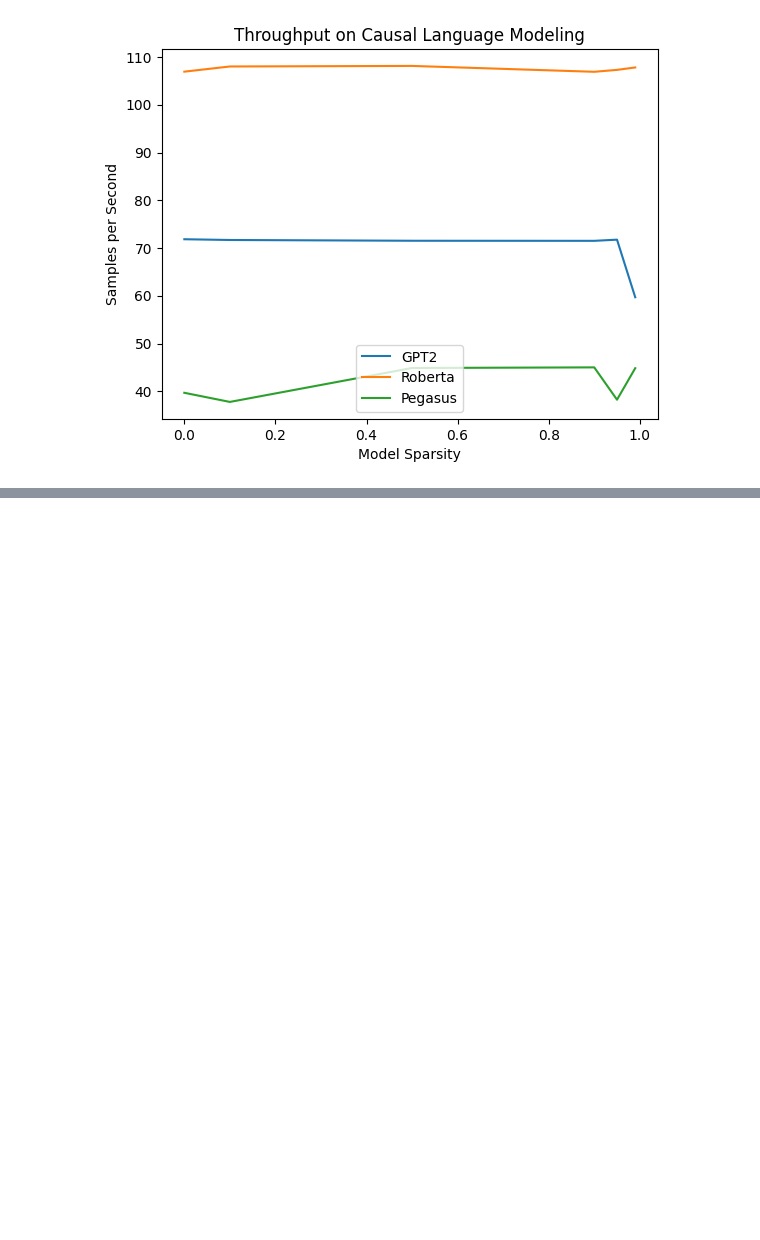
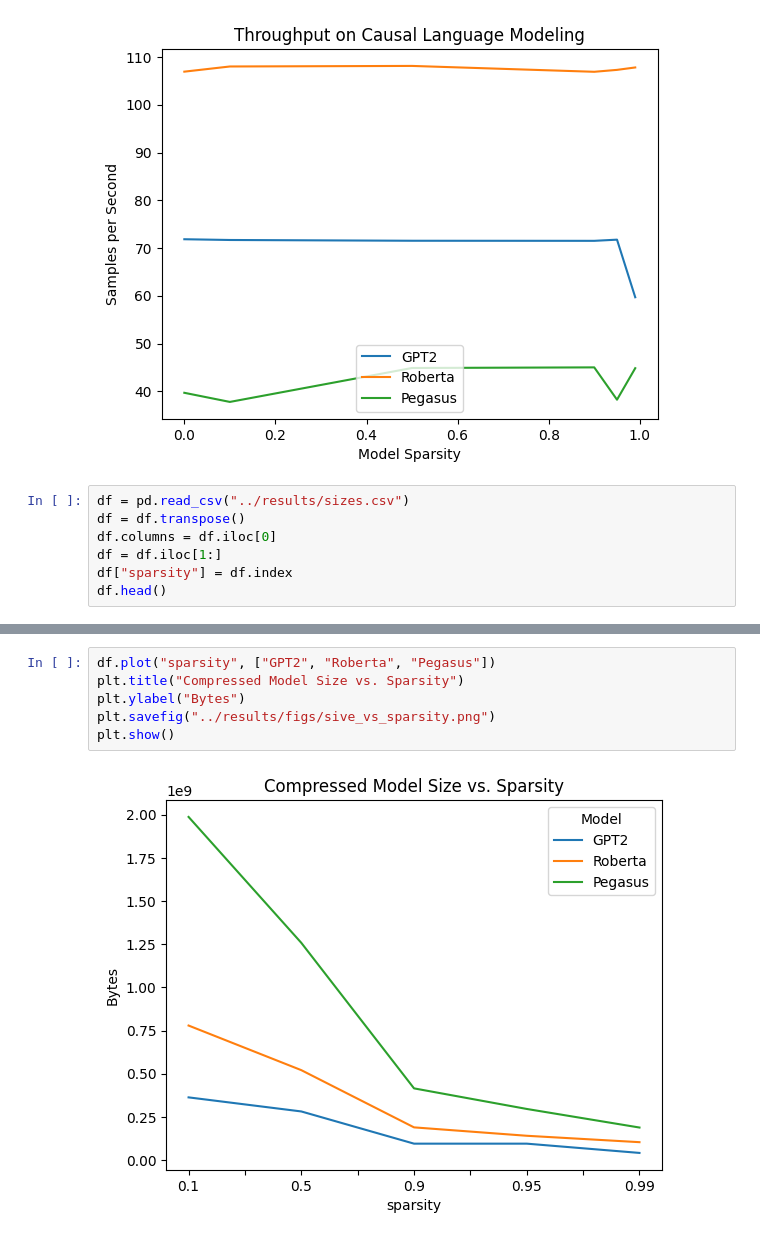
Before and after one commit to AK2000/llm-sparsification-alokvk2, a Jupyter notebook: src/Model Visualization.ipynb, the cells around one changed output, grey strips where cells are left out. Saved outputs shown, nothing was run; the diff lists cells and outputs as text; blank space fills up the shorter version.

Commit message:
Created graph on compressed model size

```diff
--- a/src/Model Visualization.ipynb
+++ b/src/Model Visualization.ipynb
@@ -258,3 +258,10 @@ plt.savefig("../results/figs/throughput-results.png")
 plt.show()
 # %% [output]
 [figure]
+# %%
+df = pd.read_csv("../results/sizes.csv")
+df = df.transpose()
+df.columns = df.iloc[0]
+df = df.iloc[1:]
+df["sparsity"] = df.index
+df.head()
@@ -260,0 +275,8 @@ plt.show()
+# %%
+df.plot("sparsity", ["GPT2", "Roberta", "Pegasus"])
+plt.title("Compressed Model Size vs. Sparsity")
+plt.ylabel("Bytes")
+plt.savefig("../results/figs/sive_vs_sparsity.png")
+plt.show()
+# %% [output]
+[figure, added]
```
Also changed, not shown: parts of 3 cells of this notebook, 1 other file.
